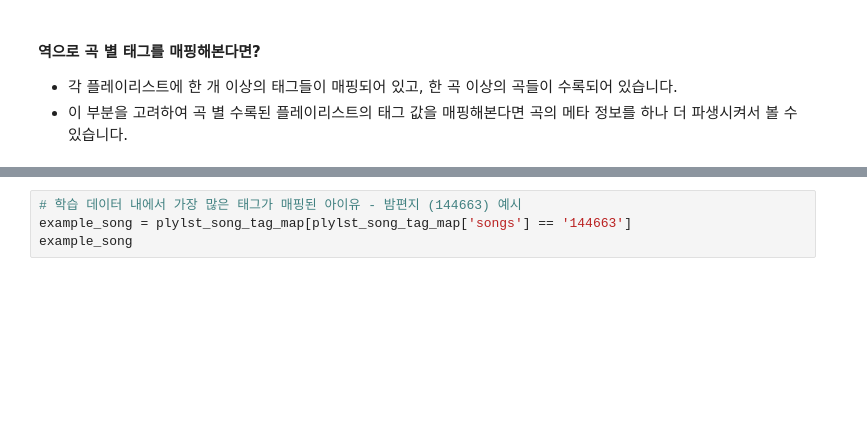
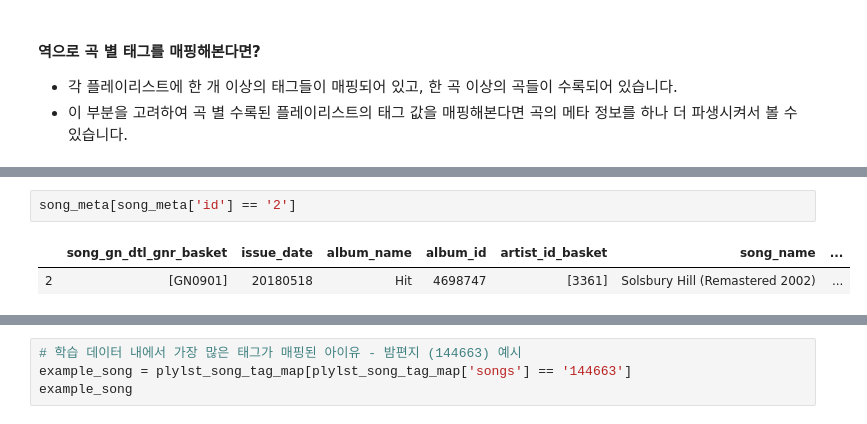
Before and after one commit to hmkim312/recommendation_project, a Jupyter notebook: playlist_recommendation/melon_EDA.ipynb, the cells around one changed output, grey strips where cells are left out. Cells and saved outputs as stored; diff of their text form; blank space fills up the shorter version.

```diff
--- a/playlist_recommendation/melon_EDA.ipynb
+++ b/playlist_recommendation/melon_EDA.ipynb
@@ -893,0 +917,5 @@ plt.show()
+# %%
+song_meta[song_meta['id'] == '2']
+# %% [output]
+|  | song_gn_dtl_gnr_basket | issue_date | album_name | album_id | artist_id_basket | song_name | ... |
+| 2 | [GN0901] | 20180518 | Hit | 4698747 | [3361] | Solsbury Hill (Remastered 2002) | ... |
```
Also changed, not shown: parts of 9 cells of this notebook, 2 other files.
